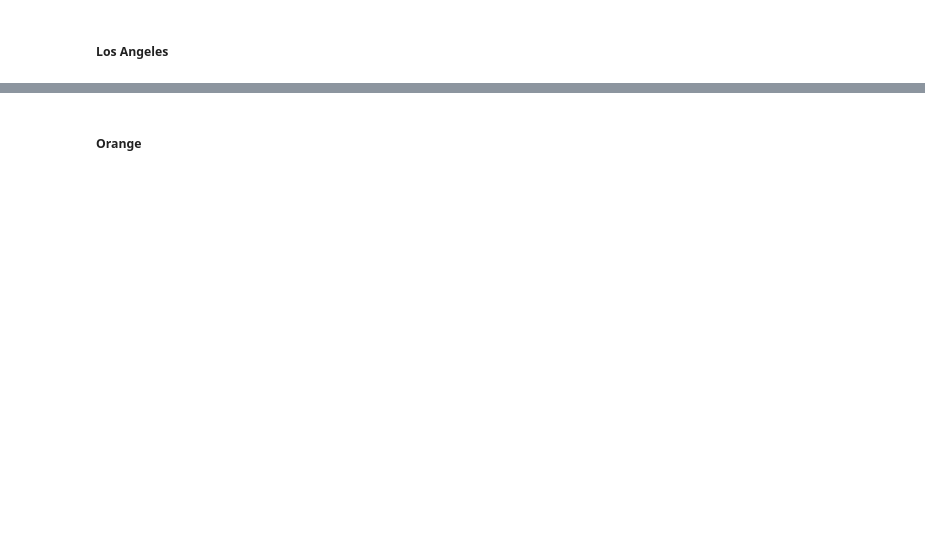
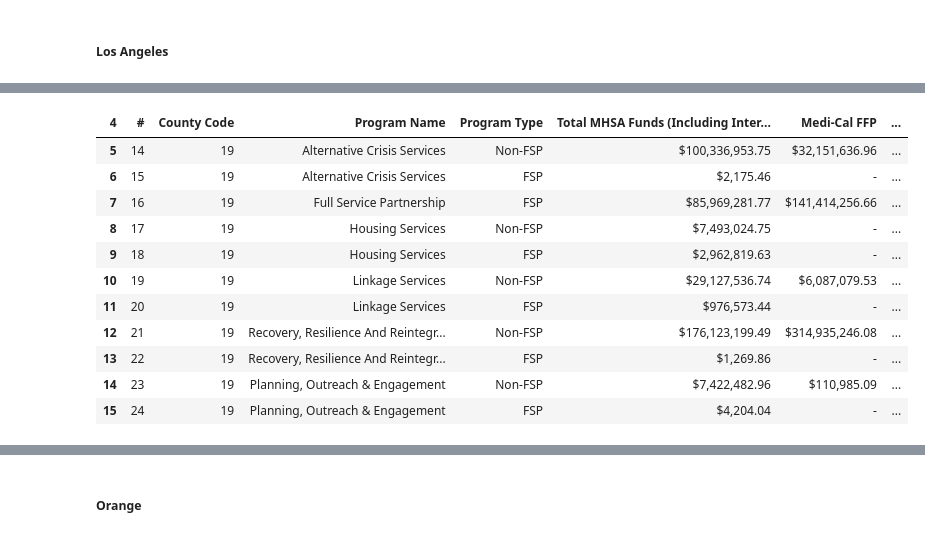
Before and after one commit to michellesuminpark/Data-Discovery, a Jupyter notebook: HBGI-UCB Research Workspace.ipynb, the cells around one changed output, grey strips where cells are left out. Drawn from its saved outputs; the diff is of its cells as text; code cells hidden in the pictures; blank space fills up the shorter version.

```diff
--- a/HBGI-UCB Research Workspace.ipynb
+++ b/HBGI-UCB Research Workspace.ipynb
@@ -316,0 +357,18 @@ la_cost_budget
+# %%
+la_cost_budget = pd.read_csv(path + 'LA_MHSA_Revenue_and_Expenditure_Report.csv')
+la_cost_budget.columns = la_cost_budget.iloc[[4]].iloc[0]
+la_cost_budget = la_cost_budget.iloc[5:16, :].dropna(axis=1, how="all")
+la_cost_budget
+# %% [output]
+| 4 | # | County Code | Program Name | Program Type | Total MHSA Funds (Including Inter... | Medi-Cal FFP | ... |
+| 5 | 14 | 19 | Alternative Crisis Services | Non-FSP | $100,336,953.75 | $32,151,636.96 | ... |
+| 6 | 15 | 19 | Alternative Crisis Services | FSP | $2,175.46 | - | ... |
+| 7 | 16 | 19 | Full Service Partnership | FSP | $85,969,281.77 | $141,414,256.66 | ... |
+| 8 | 17 | 19 | Housing Services | Non-FSP | $7,493,024.75 | - | ... |
+| 9 | 18 | 19 | Housing Services | FSP | $2,962,819.63 | - | ... |
+| 10 | 19 | 19 | Linkage Services | Non-FSP | $29,127,536.74 | $6,087,079.53 | ... |
+| 11 | 20 | 19 | Linkage Services | FSP | $976,573.44 | - | ... |
+| 12 | 21 | 19 | Recovery, Resilience And Reintegr... | Non-FSP | $176,123,199.49 | $314,935,246.08 | ... |
+| 13 | 22 | 19 | Recovery, Resilience And Reintegr... | FSP | $1,269.86 | - | ... |
+| 14 | 23 | 19 | Planning, Outreach & Engagement | Non-FSP | $7,422,482.96 | $110,985.09 | ... |
+| 15 | 24 | 19 | Planning, Outreach & Engagement | FSP | $4,204.04 | - | ... |
```
Also changed, not shown: parts of 12 cells of this notebook, 1 other file.
